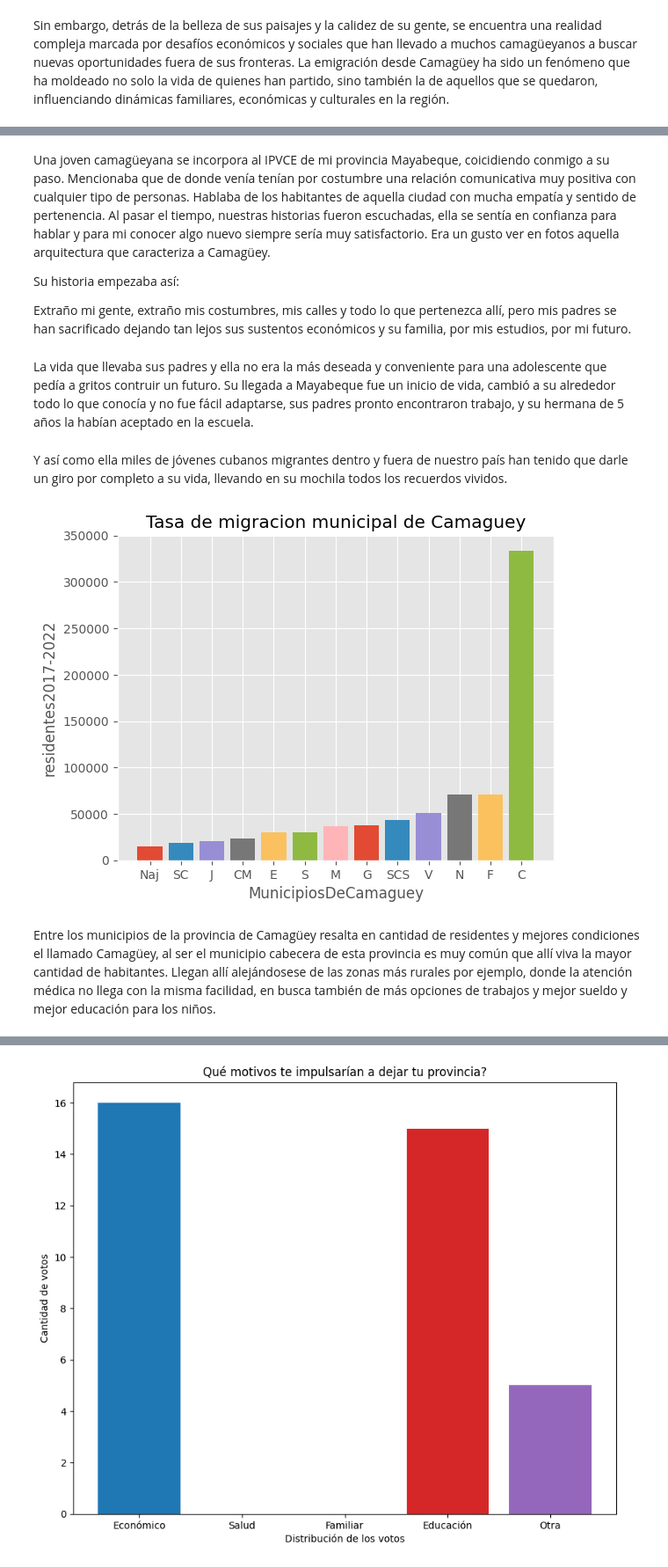
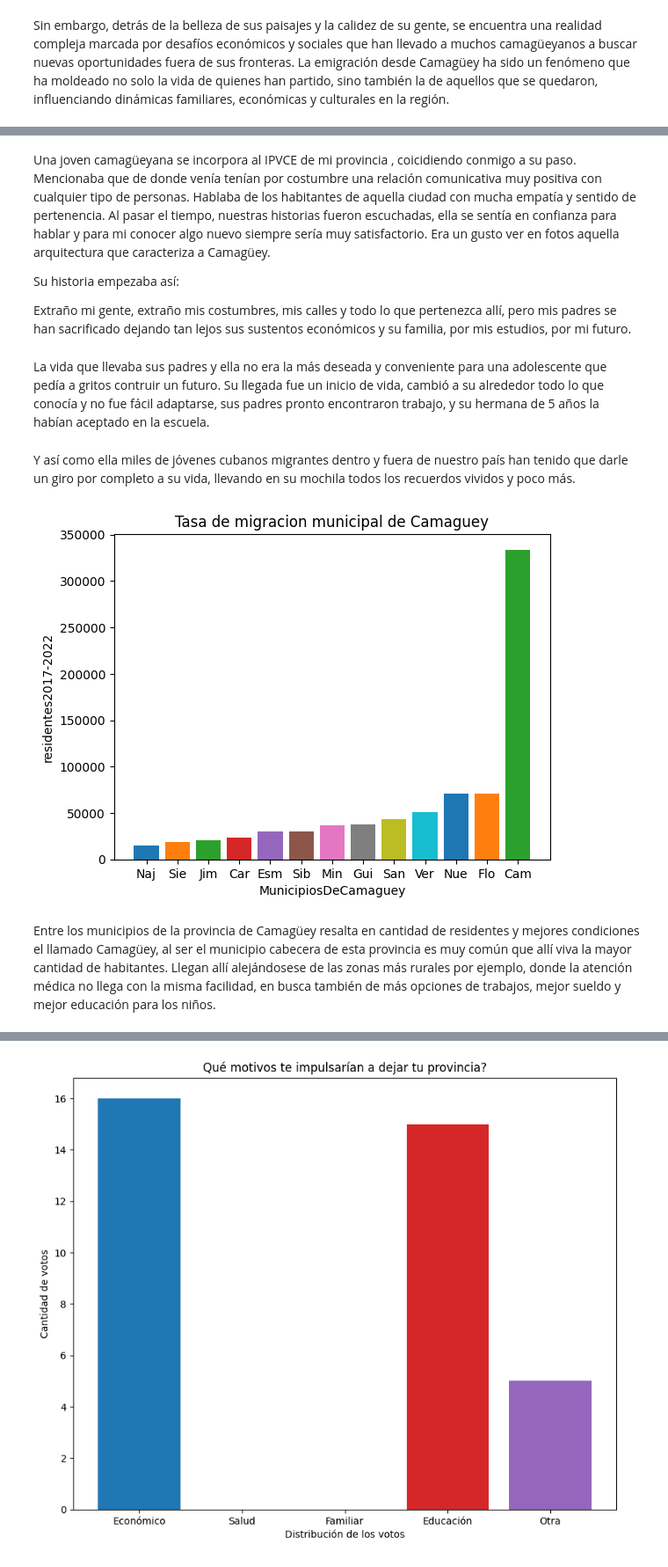
Before and after one commit to brenvaldes/-La-Ciudad-de-los-Tinajones-, a Jupyter notebook: proyecto.ipynb.ipynb, the cells around one changed output, grey strips where cells are left out. Shown at 88% size. Drawn from its saved outputs; the diff is of its cells as text; code cells hidden in the pictures.

```diff
--- a/proyecto.ipynb.ipynb
+++ b/proyecto.ipynb.ipynb
@@ -63,56 +45,32 @@ plt.show()
 # %% [markdown]
-Una joven camagüeyana se incorpora al IPVCE de mi provincia Mayabeque, coicidiendo conmigo a su paso. Mencionaba que de donde venía tenían por costumbre una relación comunicativa muy positiva con cualquier tipo de personas. Hablaba de los habitantes de aquella ciudad con mucha empatía y sentido de pertenencia. Al pasar el tiempo, nuestras historias fueron escuchadas, ella se sentía en confianza para hablar y para mi conocer algo nuevo siempre sería muy satisfactorio. Era un gusto ver en fotos aquella arquitectura que caracteriza a Camagüey.
+Una joven camagüeyana se incorpora al IPVCE de mi provincia , coicidiendo conmigo a su paso. Mencionaba que de donde venía tenían por costumbre una relación comunicativa muy positiva con cualquier tipo de personas. Hablaba de los habitantes de aquella ciudad con mucha empatía y sentido de pertenencia. Al pasar el tiempo, nuestras historias fueron escuchadas, ella se sentía en confianza para hablar y para mi conocer algo nuevo siempre sería muy satisfactorio. Era un gusto ver en fotos aquella arquitectura que caracteriza a Camagüey.
 
 Su historia empezaba así:
 
 Extraño mi gente, extraño mis costumbres, mis calles y todo lo que pertenezca allí, pero mis padres se han sacrificado dejando tan lejos sus sustentos económicos y su familia, por mis estudios, por mi futuro.
 # %% [markdown]
 La vida que llevaba sus padres y ella no era la más deseada y conveniente para una adolescente que pedía a gritos contruir un futuro.
-Su llegada a Mayabeque fue un inicio de vida, cambió a su alrededor todo lo que conocía y no fue fácil adaptarse, sus padres pronto encontraron trabajo, y su hermana de 5 años la habían aceptado en la escuela.
+Su llegada fue un inicio de vida, cambió a su alrededor todo lo que conocía y no fue fácil adaptarse, sus padres pronto encontraron trabajo, y su hermana de 5 años la habían aceptado en la escuela.
 # %% [markdown]
-Y así como ella miles de jóvenes cubanos migrantes dentro y fuera de nuestro país han tenido que darle un giro por completo a su vida, llevando en su mochila todos los recuerdos vividos.
+Y así como ella miles de jóvenes cubanos migrantes dentro y fuera de nuestro país han tenido que darle un giro por completo a su vida, llevando en su mochila todos los recuerdos vividos y poco más.
 # %%
 
-mNaj = np.array(Camaguey["MunicipiosDeCamaguey"]["Najasa"]["residentes2017-2022"])
-mSC = np.array(Camaguey["MunicipiosDeCamaguey"]["SierraDeCubitas"]["residentes2017-2022"])
-mJ = np.array(Camaguey["MunicipiosDeCamaguey"]["Jimaguayu"]["residentes2017-2022"])
-mCM = np.array(Camaguey["MunicipiosDeCamaguey"]["CarlosManuelDeCespedes"]["residentes2017-2022"])
-mE = np.array(Camaguey["MunicipiosDeCamaguey"]["Esmeralda"]["residentes2017-2022"])
-mS = np.array(Camaguey["MunicipiosDeCamaguey"]["Sibanicu"]["residentes2017-2022"])
-mM = np.array(Camaguey["MunicipiosDeCamaguey"]["Minas"]["residentes2017-2022"])
-mG = np.array(Camaguey["MunicipiosDeCamaguey"]["Guiamaro"]["residentes2017-2022"])
-mSCS = np.array(Camaguey["MunicipiosDeCamaguey"]["SantaCruzDelSur"]["residentes2017-2022"])
-mV = np.array(Camaguey["MunicipiosDeCamaguey"]["Vertientes"]["residentes2017-2022"])
-mN = np.array(Camaguey["MunicipiosDeCamaguey"]["Nuevitas"]["residentes2017-2022"])
-mF = np.array(Camaguey["MunicipiosDeCamaguey"]["Florida"]["residentes2017-2022"])
-mC = np.array(Camaguey["MunicipiosDeCamaguey"]["Camaguey"]["residentes2017-2022"])
+#importar los datos del json
+with open('municipiosDeCamaguey.json', 'r') as archivo:
+    datos = json.load(archivo)
+datos = pd.read_json('municipiosDeCamaguey.json')
 
-#
-plt.bar('Naj',mNaj )
-plt.bar('SC',mSC)
-plt.bar('J',mJ )
-plt.bar('CM',mCM )
-plt.bar('E',mE )
-plt.bar('S',mS, )
-plt.bar('M',mM)
-plt.bar('G',mG )
-plt.bar('SCS',mSCS )
-plt.bar('V',mV)
-plt.bar('N',mN )
-plt.bar('F',mF)
-plt.bar('C',mC)
-
-
+for clave in datos["MunicipiosDeCamaguey"].keys():
+    plt.bar(clave[0]+clave[1]+clave[2], np.array(datos["MunicipiosDeCamaguey"][clave]["residentes2017-2022"]))
 
 plt.title("Tasa de migracion municipal de Camaguey")
 plt.xlabel("MunicipiosDeCamaguey")
 plt.ylabel("residentes2017-2022")
 
-#
 plt.show()
 # %% [output]
-[figure, old version]
+[figure, new version]
 # %% [markdown]
-Entre los municipios de la provincia de Camagüey resalta en cantidad de residentes y mejores condiciones el llamado Camagüey, al ser el municipio cabecera de esta provincia es muy común que allí viva la mayor cantidad de habitantes. Llegan allí alejándosese de las zonas más rurales por ejemplo, donde la atención médica no llega con la misma facilidad, en busca también de más opciones de trabajos y mejor sueldo y mejor educación para los niños.
+Entre los municipios de la provincia de Camagüey resalta en cantidad de residentes y mejores condiciones el llamado Camagüey, al ser el municipio cabecera de esta provincia es muy común que allí viva la mayor cantidad de habitantes. Llegan allí alejándosese de las zonas más rurales por ejemplo, donde la atención médica no llega con la misma facilidad, en busca también de más opciones de trabajos, mejor sueldo y mejor educación para los niños.
 # %%
 df = pd.read_csv('poll.csv')
```
Also changed, not shown: parts of 19 cells of this notebook, 11 other files.
